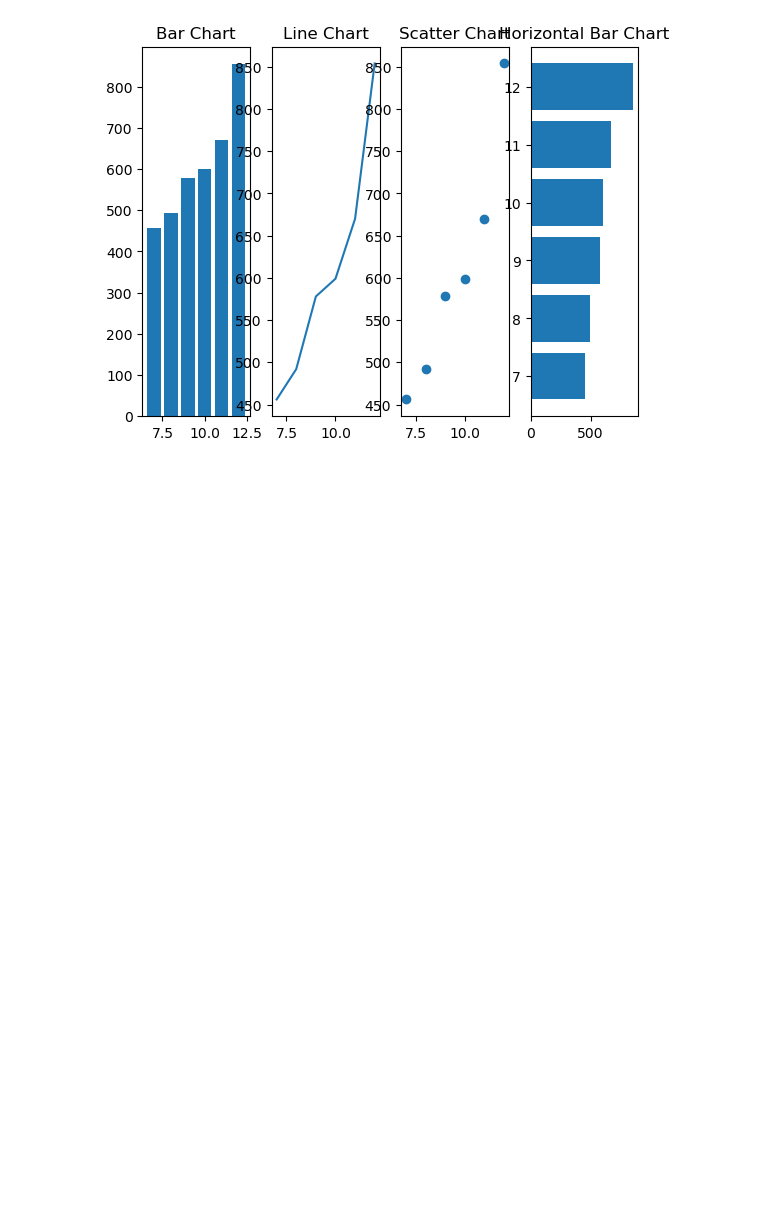
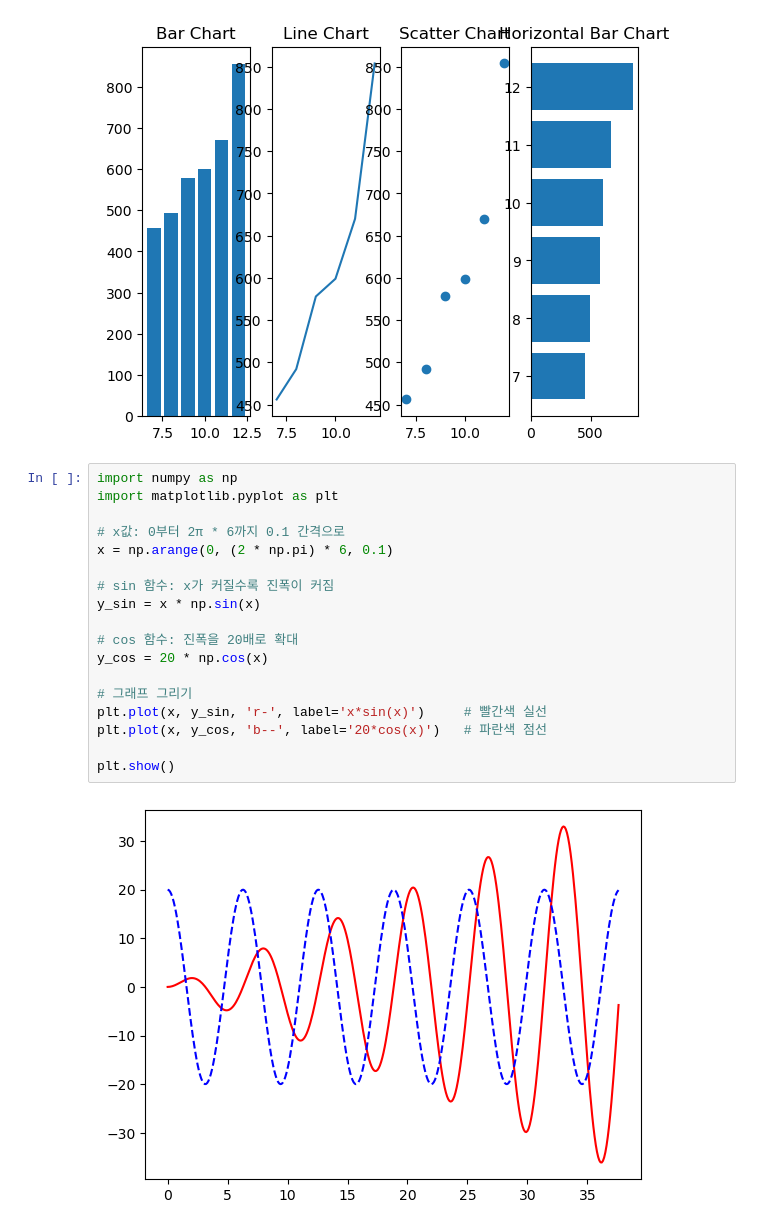
Before and after one commit to 2sseul/JNU_BigDataProgramming_451307, a Jupyter notebook: 시험공부/심화문제.ipynb, the cells around one changed output. Saved outputs shown, nothing was run; the diff lists cells and outputs as text; blank space fills up the shorter version.

```diff
--- a/시험공부/심화문제.ipynb
+++ b/시험공부/심화문제.ipynb
@@ -290,3 +290,23 @@ ax[3].set_title('Horizontal Bar Chart')
 # %% [output]
 Text(0.5, 1.0, 'Horizontal Bar Chart')
 [figure]
+# %%
+import numpy as np
+import matplotlib.pyplot as plt
+
+# x값: 0부터 2π * 6까지 0.1 간격으로
+x = np.arange(0, (2 * np.pi) * 6, 0.1)
+
+# sin 함수: x가 커질수록 진폭이 커짐
+y_sin = x * np.sin(x)
+
+# cos 함수: 진폭을 20배로 확대
+y_cos = 20 * np.cos(x)
+
+# 그래프 그리기
+plt.plot(x, y_sin, 'r-', label='x*sin(x)')     # 빨간색 실선
+plt.plot(x, y_cos, 'b--', label='20*cos(x)')   # 파란색 점선
+
+plt.show()
+# %% [output]
+[figure, added]
```
